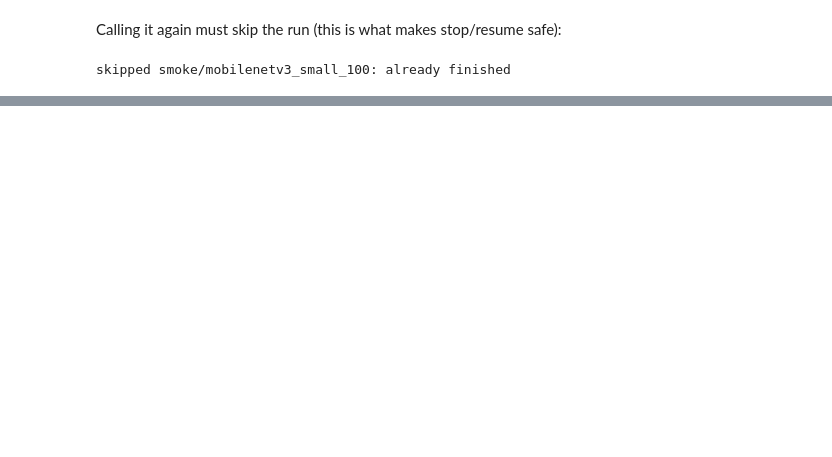
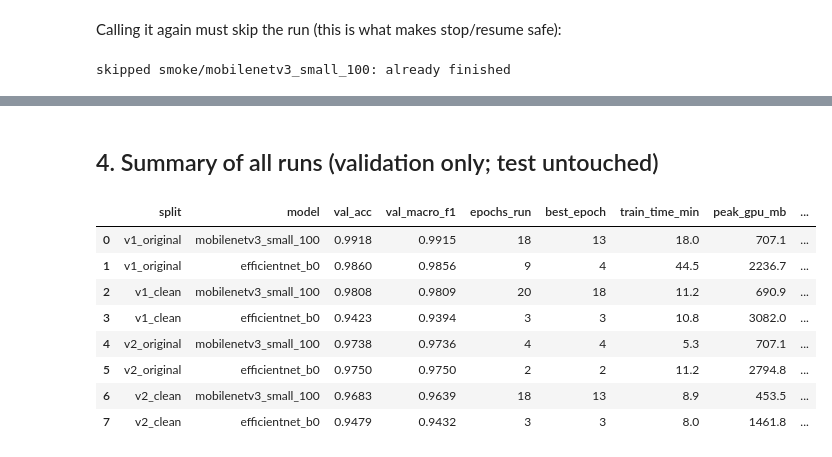
Before and after one commit to Praveen23-kk/Brain_Tumor_MP-II, a Jupyter notebook: notebooks/04_training.ipynb, the cells around one changed output, grey strips where cells are left out. Drawn from its saved outputs; the diff is of its cells as text; code cells hidden in the pictures; blank space fills up the shorter version.

```diff
--- a/notebooks/04_training.ipynb
+++ b/notebooks/04_training.ipynb
@@ -141,0 +161,16 @@ pd.DataFrame(rows).round(4)
+# %% [markdown]
+## 4. Summary of all runs (validation only; test untouched)
+# %%
+summary = pd.DataFrame([train.run_summary(d) for d in run_dirs])
+summary['warnings'] = [len(train.health_check(d)) for d in run_dirs]
+summary
+# %% [output]
+|  | split | model | val_acc | val_macro_f1 | epochs_run | best_epoch | train_time_min | peak_gpu_mb | ... |
+| 0 | v1_original | mobilenetv3_small_100 | 0.9918 | 0.9915 | 18 | 13 | 18.0 | 707.1 | ... |
+| 1 | v1_original | efficientnet_b0 | 0.9860 | 0.9856 | 9 | 4 | 44.5 | 2236.7 | ... |
+| 2 | v1_clean | mobilenetv3_small_100 | 0.9808 | 0.9809 | 20 | 18 | 11.2 | 690.9 | ... |
+| 3 | v1_clean | efficientnet_b0 | 0.9423 | 0.9394 | 3 | 3 | 10.8 | 3082.0 | ... |
+| 4 | v2_original | mobilenetv3_small_100 | 0.9738 | 0.9736 | 4 | 4 | 5.3 | 707.1 | ... |
+| 5 | v2_original | efficientnet_b0 | 0.9750 | 0.9750 | 2 | 2 | 11.2 | 2794.8 | ... |
+| 6 | v2_clean | mobilenetv3_small_100 | 0.9683 | 0.9639 | 18 | 13 | 8.9 | 453.5 | ... |
+| 7 | v2_clean | efficientnet_b0 | 0.9479 | 0.9432 | 3 | 3 | 8.0 | 1461.8 | ... |
```
Also changed, not shown: parts of 18 cells of this notebook, 2 other files.
